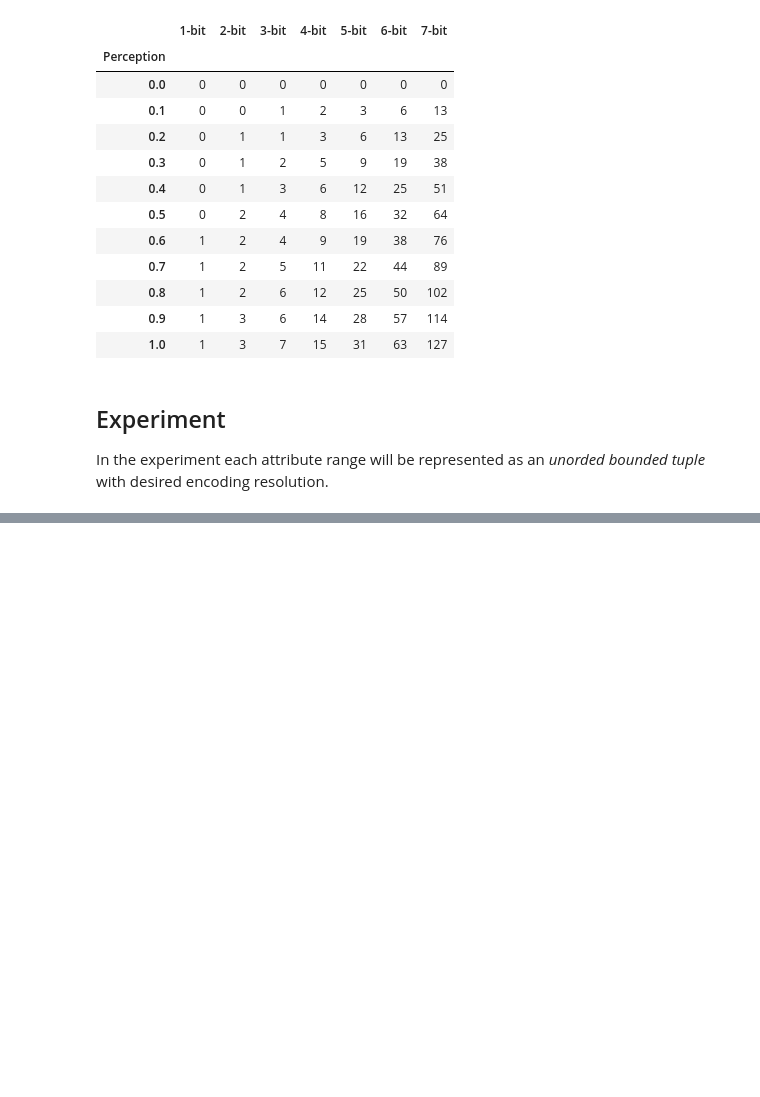
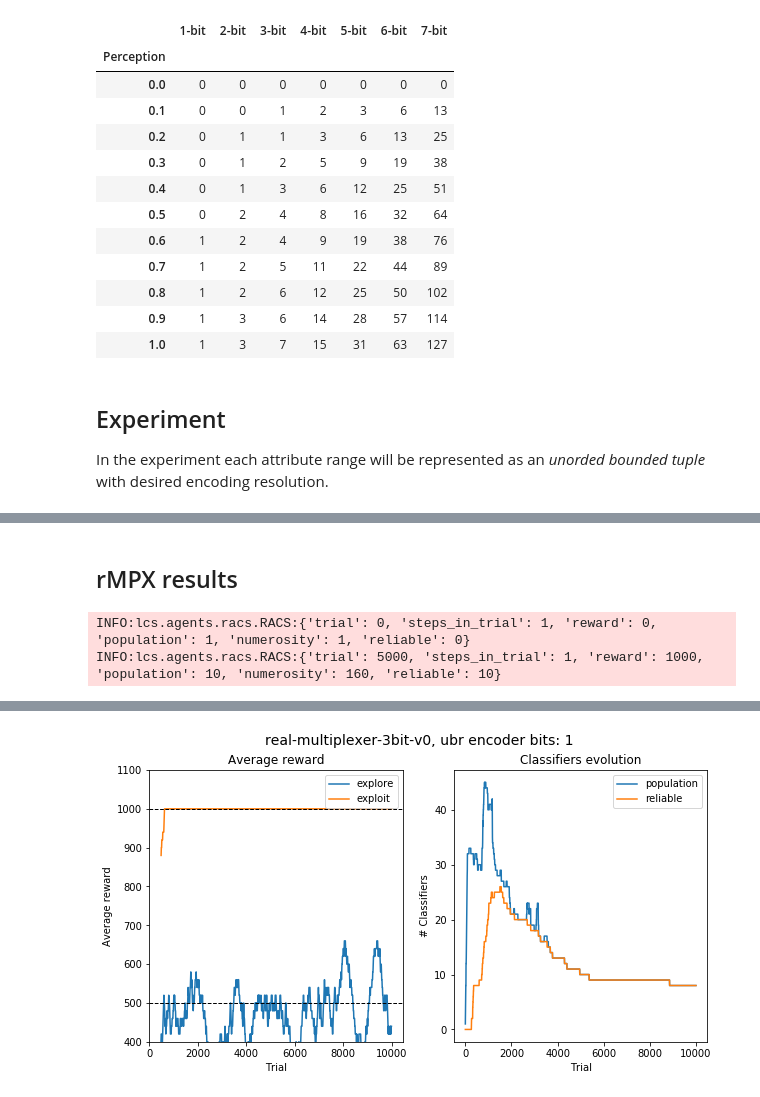
Before and after one commit to ParrotPrediction/pyalcs, a Jupyter notebook: docs/source/notebooks/rACS in Real-Multiplexer.ipynb, the cells around one changed output, grey strips where cells are left out. Cells and saved outputs as stored; diff of their text form; code cells hidden in the pictures; blank space fills up the shorter version.

Commit message:
Metrics externalized

```diff
--- a/docs/source/notebooks/rACS in Real-Multiplexer.ipynb
+++ b/docs/source/notebooks/rACS in Real-Multiplexer.ipynb
@@ -186,0 +145,37 @@ plt.show()
+# %%
+def plot_results(metrics, env, encoder_bits):
+    # parse metrics into data frame
+    df = parse_metrics(metrics)
+
+    # separate explore/exploit data
+    explore_df = df[df['mode'] == 'explore']
+    exploit_df = df[df['mode'] == 'exploit']
+
+    f, (ax1, ax2) = plt.subplots(1, 2, figsize=(10, 5))
+    f.suptitle(f"{env.env.spec.id}, ubr encoder bits: {encoder_bits}", fontsize=14)
+
+    # plot 1 - average reward
+    explore_df['reward'].rolling(window=50).mean().plot(label='explore', ax=ax1)
+    exploit_df['reward'].rolling(window=50).mean().plot(label='exploit', ax=ax1)
+
+    ax1.axhline(y=500, color='black', linestyle='--', linewidth=1)
+    ax1.axhline(y=1000, color='black', linestyle='--', linewidth=1)
+
+    # ax1.annotate('maximum reward', xy=(500, 950), xycoords='data')
+
+    ax1.set_title('Average reward')
+    ax1.set_xlabel('Trial')
+    ax1.set_ylabel('Average reward')
+    ax1.set_ylim(400, 1100)
+    ax1.legend()
+
+    # plot 2 - number of classifiers
+    df['population'].plot(label='population', ax=ax2)
+    df['reliable'].plot(label='reliable', ax=ax2)
+
+    ax2.set_title("Classifiers evolution")
+    ax2.set_xlabel('Trial')
+    ax2.set_ylabel('# Classifiers')
+    ax2.legend()
+# %% [markdown]
+## rMPX results
@@ -186,0 +185,10 @@ plt.show()
+# %%
+def evaluate(rmpx, encoder_bits, trials=10_000):
+    population, metrics = perform_experiment(rmpx, encoder_bits=encoder_bits, trials=trials)
+    plot_results(metrics, rmpx, encoder_bits)
+# %%
+%%time
+evaluate(rmpx, encoder_bits=1, trials=10_000)
+# %% [output]
+INFO:lcs.agents.racs.RACS:{'trial': 0, 'steps_in_trial': 1, 'reward': 0, 'population': 1, 'numerosity': 1, 'reliable': 0}
+INFO:lcs.agents.racs.RACS:{'trial': 5000, 'steps_in_trial': 1, 'reward': 1000, 'population': 10, 'numerosity': 160, 'reliable': 10}
@@ -186,0 +197 @@ plt.show()
+[figure, added]
```
Also changed, not shown: parts of 22 cells of this notebook, 9 other files.
